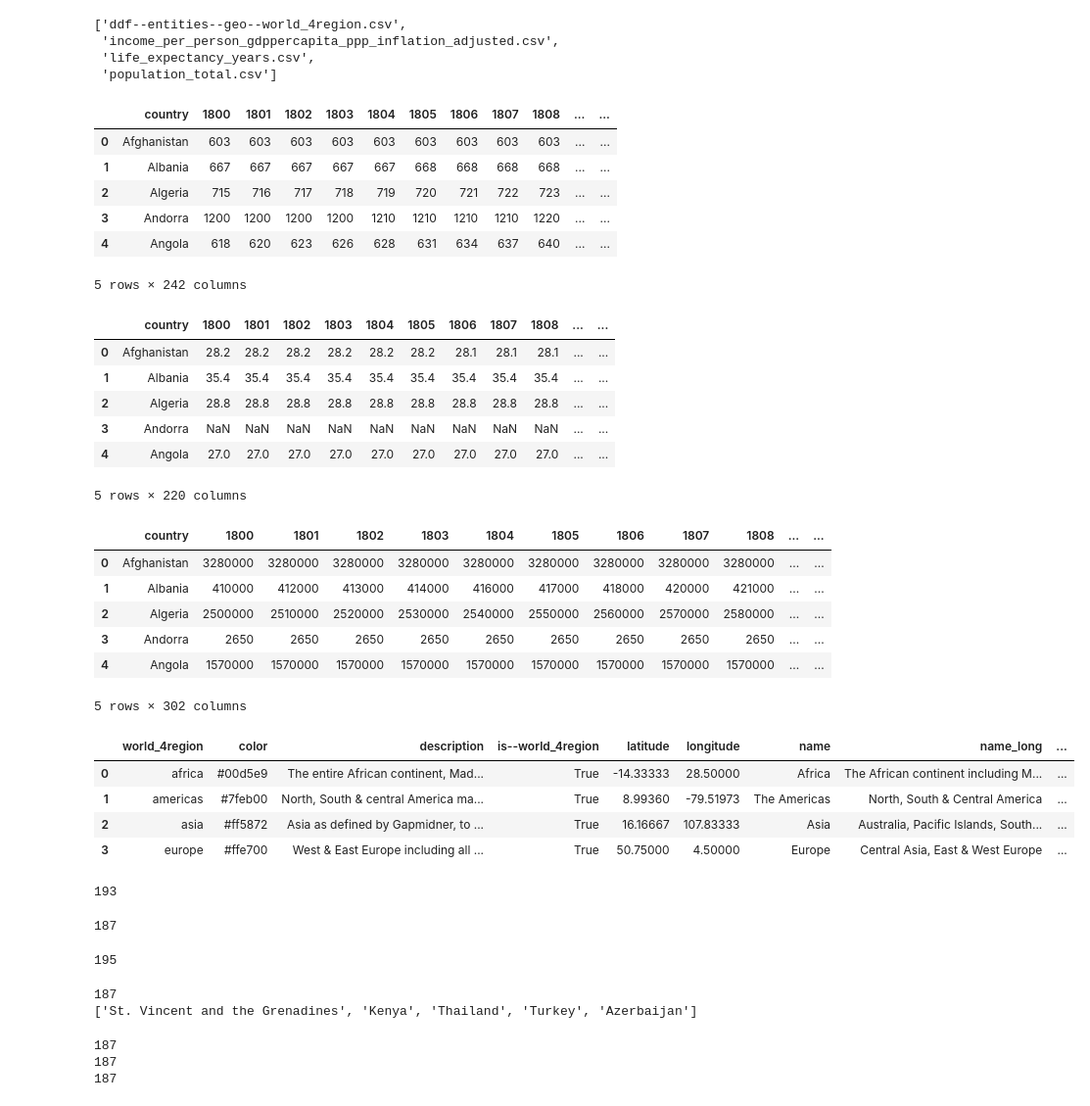
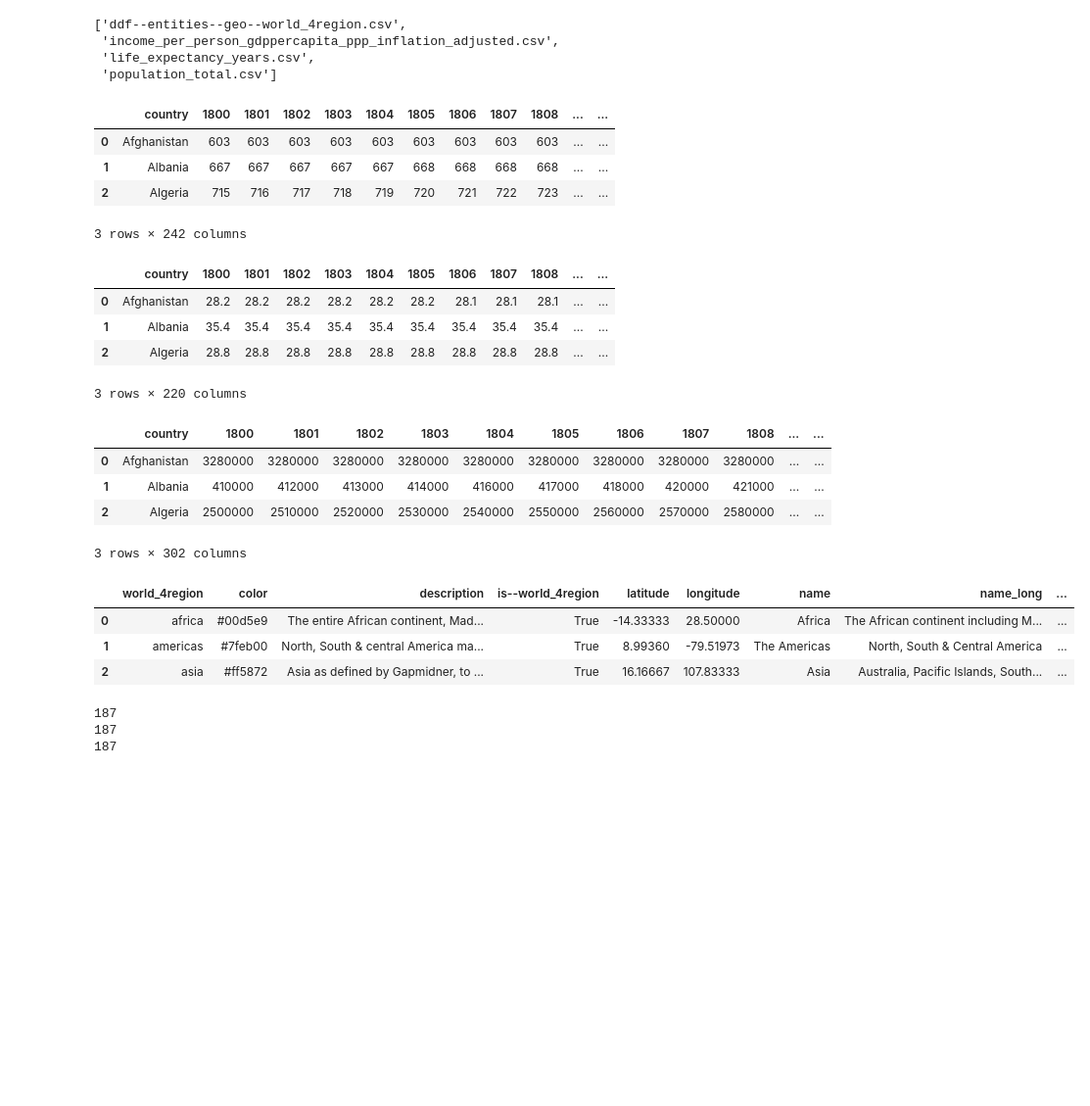
Before and after one commit to jasonzelaya/Gapminder, a Jupyter notebook: assets/data/data_wrangling.ipynb, the cells around one changed output. Shown at 98% size. Drawn from its saved outputs; the diff is of its cells as text; code cells hidden in the pictures; blank space fills up the shorter version.

```diff
--- a/assets/data/data_wrangling.ipynb
+++ b/assets/data/data_wrangling.ipynb
@@ -22,56 +22,36 @@ pop = pd.read_csv("raw_data/population_total.csv", encoding="utf-8")
 regions4 = pd.read_csv("raw_data/ddf--entities--geo--world_4region.csv", encoding="utf-8")
 # %%
 # Preview data frames
-display(income.head())
-display(lex.head())
-display(pop.head())
-display(regions4.head())
+display(income.head(3))
+display(lex.head(3))
+display(pop.head(3))
+display(regions4.head(3))
 # %% [output]
 |  | country | 1800 | 1801 | 1802 | 1803 | 1804 | 1805 | 1806 | 1807 | 1808 | ... | ... |
 | 0 | Afghanistan | 603 | 603 | 603 | 603 | 603 | 603 | 603 | 603 | 603 | ... | ... |
 | 1 | Albania | 667 | 667 | 667 | 667 | 667 | 668 | 668 | 668 | 668 | ... | ... |
 | 2 | Algeria | 715 | 716 | 717 | 718 | 719 | 720 | 721 | 722 | 723 | ... | ... |
-| 3 | Andorra | 1200 | 1200 | 1200 | 1200 | 1210 | 1210 | 1210 | 1210 | 1220 | ... | ... |
-| 4 | Angola | 618 | 620 | 623 | 626 | 628 | 631 | 634 | 637 | 640 | ... | ... |
-5 rows × 242 columns
+3 rows × 242 columns
 |  | country | 1800 | 1801 | 1802 | 1803 | 1804 | 1805 | 1806 | 1807 | 1808 | ... | ... |
 | 0 | Afghanistan | 28.2 | 28.2 | 28.2 | 28.2 | 28.2 | 28.2 | 28.1 | 28.1 | 28.1 | ... | ... |
 | 1 | Albania | 35.4 | 35.4 | 35.4 | 35.4 | 35.4 | 35.4 | 35.4 | 35.4 | 35.4 | ... | ... |
 | 2 | Algeria | 28.8 | 28.8 | 28.8 | 28.8 | 28.8 | 28.8 | 28.8 | 28.8 | 28.8 | ... | ... |
-| 3 | Andorra | NaN | NaN | NaN | NaN | NaN | NaN | NaN | NaN | NaN | ... | ... |
-| 4 | Angola | 27.0 | 27.0 | 27.0 | 27.0 | 27.0 | 27.0 | 27.0 | 27.0 | 27.0 | ... | ... |
-5 rows × 220 columns
+3 rows × 220 columns
 |  | country | 1800 | 1801 | 1802 | 1803 | 1804 | 1805 | 1806 | 1807 | 1808 | ... | ... |
 | 0 | Afghanistan | 3280000 | 3280000 | 3280000 | 3280000 | 3280000 | 3280000 | 3280000 | 3280000 | 3280000 | ... | ... |
 | 1 | Albania | 410000 | 412000 | 413000 | 414000 | 416000 | 417000 | 418000 | 420000 | 421000 | ... | ... |
 | 2 | Algeria | 2500000 | 2510000 | 2520000 | 2530000 | 2540000 | 2550000 | 2560000 | 2570000 | 2580000 | ... | ... |
-| 3 | Andorra | 2650 | 2650 | 2650 | 2650 | 2650 | 2650 | 2650 | 2650 | 2650 | ... | ... |
-| 4 | Angola | 1570000 | 1570000 | 1570000 | 1570000 | 1570000 | 1570000 | 1570000 | 1570000 | 1570000 | ... | ... |
-5 rows × 302 columns
+3 rows × 302 columns
 |  | world_4region | color | description | is--world_4region | latitude | longitude | name | name_long | ... |
 | 0 | africa | #00d5e9 | The entire African continent, Mad... | True | -14.33333 | 28.50000 | Africa | The African continent including M... | ... |
 | 1 | americas | #7feb00 | North, South & central America ma... | True | 8.99360 | -79.51973 | The Americas | North, South & Central America | ... |
 | 2 | asia | #ff5872 | Asia as defined by Gapmidner, to ... | True | 16.16667 | 107.83333 | Asia | Australia, Pacific Islands, South... | ... |
-| 3 | europe | #ffe700 | West & East Europe including all ... | True | 50.75000 | 4.50000 | Europe | Central Asia, East & West Europe | ... |
-# %%
-# View number of values in 'country' column for each data frame
-display(income["country"].count())
-display(lex["country"].count())
-display(pop["country"].count())
-# %% [output]
-193
-187
-195
 # %%
 # Get only values present in all 'country' columns as a list
-country_matches = list(set(income["country"]) & set(lex["country"]) & set(pop["country"]))
+countries_list = list(set(income["country"]) & set(lex["country"]) & set(pop["country"]))
 
-# Confirm number of 'country' column values does not exceed 187
-print(len(country_matches))
-
-# Preview list
-print(country_matches[:5])
+# Filter data frames by matching 'country' column values
+income_match = income[income['country'].isin(countries_list)]
+lex_match = lex[lex['country'].isin(countries_list)]
+pop_match = pop[pop['country'].isin(countries_list)]
-# %% [output]
-187
-['St. Vincent and the Grenadines', 'Kenya', 'Thailand', 'Turkey', 'Azerbaijan']
 # %%
```
Also changed, not shown: parts of 33 cells of this notebook.
